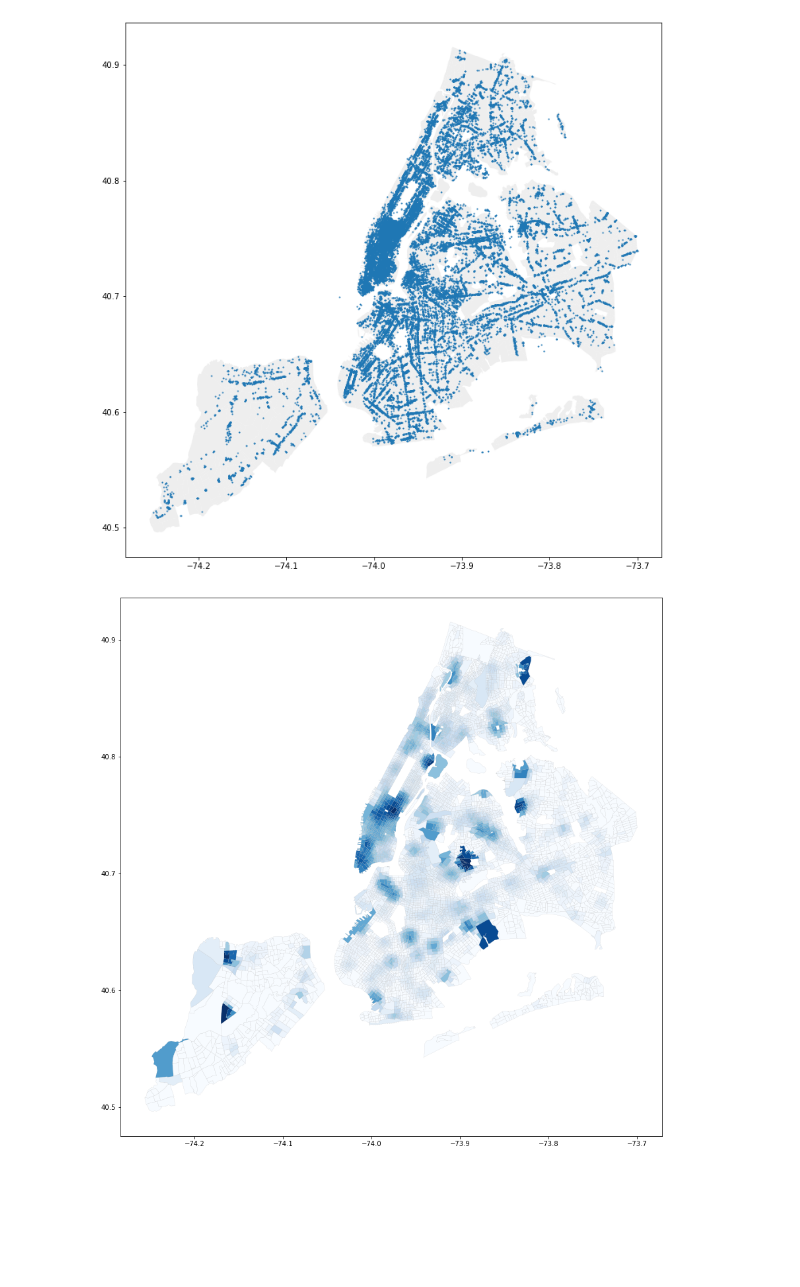
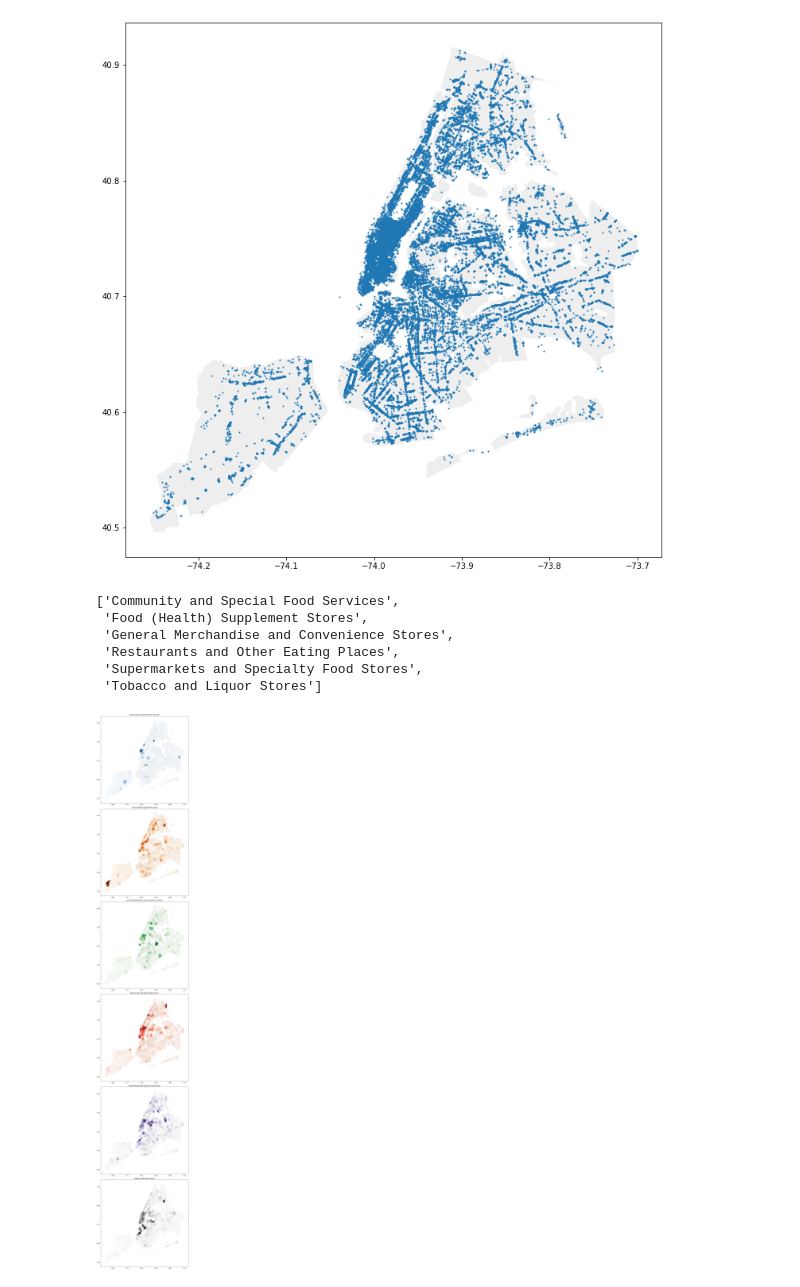
Before and after one commit to cpcarey/nyu-cusp-food-access, a Jupyter notebook: notebooks/calculate_poi_proximities.ipynb, the cells around one changed output. Drawn from its saved outputs; the diff is of its cells as text; code cells hidden in the pictures; blank space fills up the shorter version.

Commit message:
Produce sampled proximity indices for categories and cluster with socioeconomic attributes.

```diff
--- a/notebooks/calculate_poi_proximities.ipynb
+++ b/notebooks/calculate_poi_proximities.ipynb
@@ -69,6 +69,15 @@ distance_df.columns = [int(col) for col in distance_df.columns]
 distance_df.head()
 # %%
 categories = list(set(poi_gdf['category']))
+categories.sort()
+display(categories)
+# %% [output]
+['Community and Special Food Services',
+ 'Food (Health) Supplement Stores',
+ 'General Merchandise and Convenience Stores',
+ 'Restaurants and Other Eating Places',
+ 'Supermarkets and Specialty Food Stores',
+ 'Tobacco and Liquor Stores']
 # %%
 # Lat/lon short-circuit distance for 1km.
 THRESHOLD_1000 = 0.0001
@@ -103,20 +112,25 @@ def get_area_proximity_index(poi_gdf, cbg_point):
 # %%
 tqdm.pandas()
 for i, category in enumerate(categories):
-    poi_cat_gdf = poi_gdf[poi_gdf['category'] == category]
+    poi_cat_gdf = poi_gdf[poi_gdf['category'] == category].sample(frac=0.1)
     cbg_polygon_gdf[f'category_{i}_proximity_index'] = (
         cbg_point_gdf['cbg'].progress_apply(
-            lambda x: get_area_proximity_index(poi_cat3_gdf, x)))
+            lambda x: get_area_proximity_index(poi_cat_gdf, x)))
 # %%
-fig, ax = plt.subplots(figsize=(12, 12))
-cbg_polygon_gdf.plot(ax=ax,
-                     column='category_3_proximity_index',
-                     scheme='FisherJenksSampled',
-                     cmap='Blues',
-                     edgecolor='#999',
-                     linewidth=0.1,
-                     k=20)
+N_CAT = 6
+cmaps = ['Blues', 'Oranges', 'Greens', 'Reds', 'Purples', 'Greys']
+
+fig, ax = plt.subplots(N_CAT, 1, figsize=(10, 10 * N_CAT))
+for i, category in enumerate(categories):
+    cbg_polygon_gdf.plot(ax=ax[i],
+                         column=f'category_{i}_proximity_index',
+                         scheme='FisherJenksSampled',
+                         cmap=cmaps[i],
+                         edgecolor='#999',
+                         linewidth=0.1,
+                         k=20)
+    ax[i].set_title(category)
 plt.tight_layout()
 plt.show()
 # %% [output]
-[figure, old version]
+[figure, new version]
```
Also changed, not shown: parts of 2 cells of this notebook, 12 other files.
